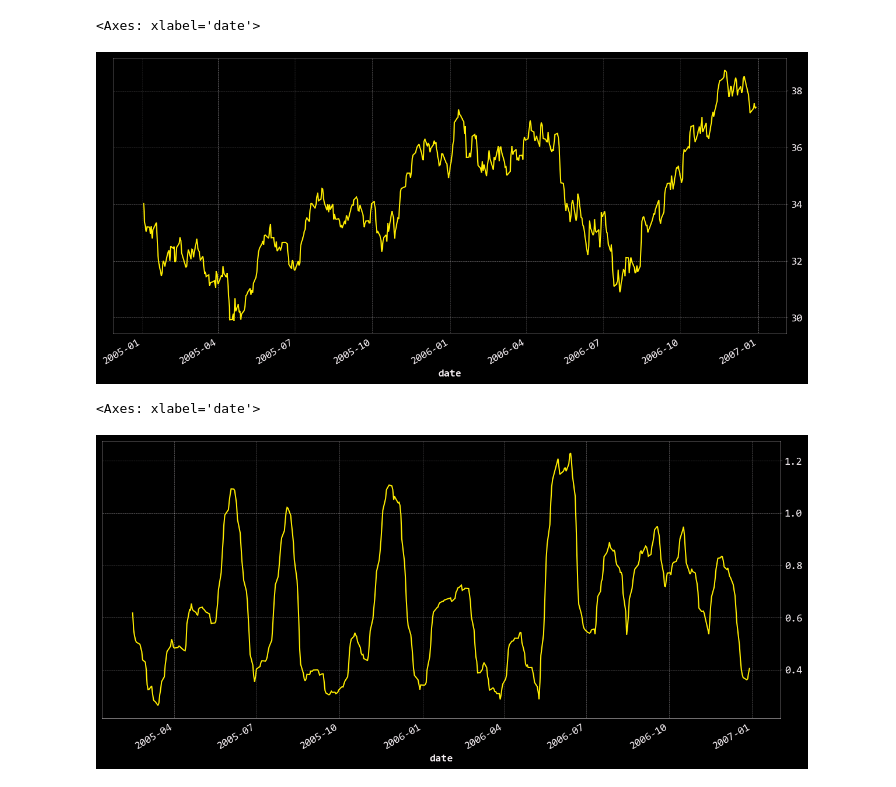
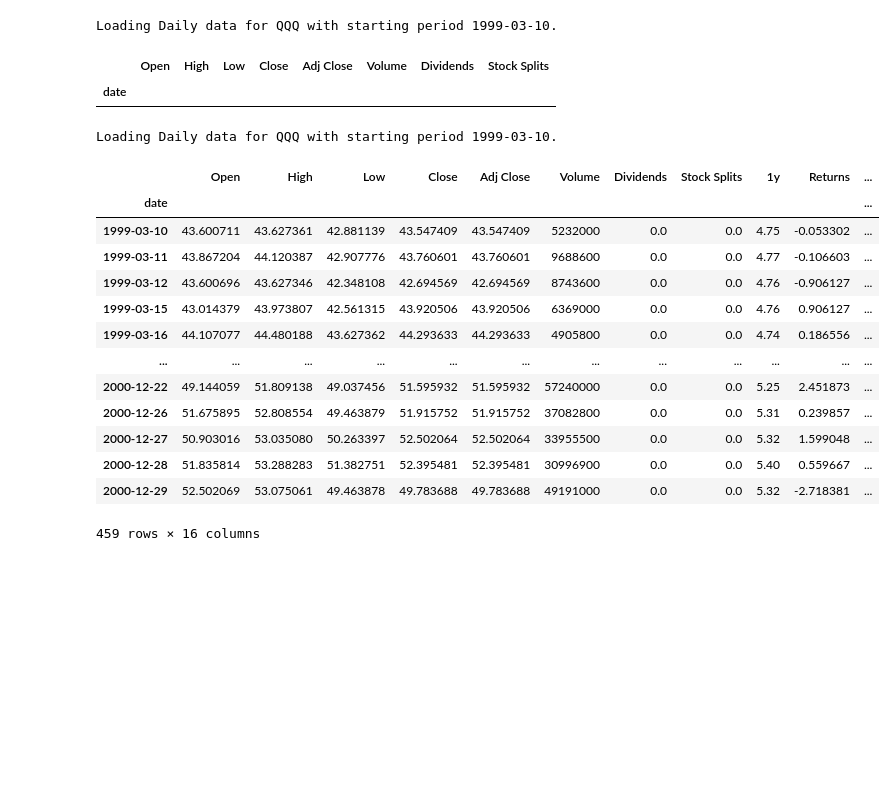
Before and after one commit to victortangggg/trading, a Jupyter notebook: research/TQQQ.ipynb, the cells around one changed output. Drawn from its saved outputs; the diff is of its cells as text; code cells hidden in the pictures; blank space fills up the shorter version.

```diff
--- a/research/TQQQ.ipynb
+++ b/research/TQQQ.ipynb
@@ -22,10 +10,44 @@ Loading Daily data for QQQ with starting period 2005-01-03.
-# %%
-price_qqq['Close'].plot()
-# %% [output]
-<Axes: xlabel='date'>
-[figure, removed]
-# %%
-price_qqq['Close'].rolling(30).std().plot()
-# %% [output]
-<Axes: xlabel='date'>
-[figure, removed]
+# %%
+start_date = '1999-01-01'
+end_date = '2001-01-01'
+price_qqq = openbb.stocks.load('QQQ', start_date=start_date, end_date=end_date)
+t10y = openbb.economy.treasury(maturity=['10y'], start_date=start_date, end_date=end_date)
+t1y = openbb.economy.treasury(maturity=['1y'], start_date=start_date, end_date=end_date)
+price_qqq[ price_qqq['Close'] != price_qqq['Adj Close']]
+# %% [output]
+Loading Daily data for QQQ with starting period 1999-03-10.
+|  | Open | High | Low | Close | Adj Close | Volume | Dividends | Stock Splits |
+| date |  |  |  |  |  |  |  |  |
+# %%
+openbb.stocks.candle('QQQ', start_date=start_date, end_date=end_date)
+openbb.economy.treasury_chart(maturities=['1y'], start_date=start_date, end_date=end_date)
+# %% [output]
+Loading Daily data for QQQ with starting period 1999-03-10.
+# %%
+df = pd.merge(price_qqq, t1y, how='inner', left_index=True, right_index=True)
+df['Returns'] = df['Close'] - df['Open']
+df['Return From T0'] = ( df['Close'] / df['Open'].iloc[0] ) - 1
+df['1y'] = pd.to_numeric(df['1y'], errors='coerce').fillna(0)
+df['1y Pct'] = df['1y'] / 100.0
+df['Excess Return'] = df['Return From T0'] - df['1y Pct']
+df['Sharpe'] = df['Excess Return'] / df['Returns'].expanding().std()
+ema_a = 5
+ema_b = 20
+df[f'Sharpe Ema {ema_a}'] = ta.ema(df['Sharpe'], ema_a).fillna(0)
+df[f'Sharpe Ema {ema_b}'] = ta.ema(df['Sharpe'], ema_b).fillna(0)
+df
+# %% [output]
+|  | Open | High | Low | Close | Adj Close | Volume | Dividends | Stock Splits | 1y | Returns | ... |
+| date |  |  |  |  |  |  |  |  |  |  | ... |
+| 1999-03-10 | 43.600711 | 43.627361 | 42.881139 | 43.547409 | 43.547409 | 5232000 | 0.0 | 0.0 | 4.75 | -0.053302 | ... |
+| 1999-03-11 | 43.867204 | 44.120387 | 42.907776 | 43.760601 | 43.760601 | 9688600 | 0.0 | 0.0 | 4.77 | -0.106603 | ... |
+| 1999-03-12 | 43.600696 | 43.627346 | 42.348108 | 42.694569 | 42.694569 | 8743600 | 0.0 | 0.0 | 4.76 | -0.906127 | ... |
+| 1999-03-15 | 43.014379 | 43.973807 | 42.561315 | 43.920506 | 43.920506 | 6369000 | 0.0 | 0.0 | 4.76 | 0.906127 | ... |
+| 1999-03-16 | 44.107077 | 44.480188 | 43.627362 | 44.293633 | 44.293633 | 4905800 | 0.0 | 0.0 | 4.74 | 0.186556 | ... |
+| ... | ... | ... | ... | ... | ... | ... | ... | ... | ... | ... | ... |
+| 2000-12-22 | 49.144059 | 51.809138 | 49.037456 | 51.595932 | 51.595932 | 57240000 | 0.0 | 0.0 | 5.25 | 2.451873 | ... |
+| 2000-12-26 | 51.675895 | 52.808554 | 49.463879 | 51.915752 | 51.915752 | 37082800 | 0.0 | 0.0 | 5.31 | 0.239857 | ... |
+| 2000-12-27 | 50.903016 | 53.035080 | 50.263397 | 52.502064 | 52.502064 | 33955500 | 0.0 | 0.0 | 5.32 | 1.599048 | ... |
+| 2000-12-28 | 51.835814 | 53.288283 | 51.382751 | 52.395481 | 52.395481 | 30996900 | 0.0 | 0.0 | 5.40 | 0.559667 | ... |
+| 2000-12-29 | 52.502069 | 53.075061 | 49.463878 | 49.783688 | 49.783688 | 49191000 | 0.0 | 0.0 | 5.32 | -2.718381 | ... |
+459 rows × 16 columns
```
Also changed, not shown: parts of 8 cells of this notebook, 20 other files.
